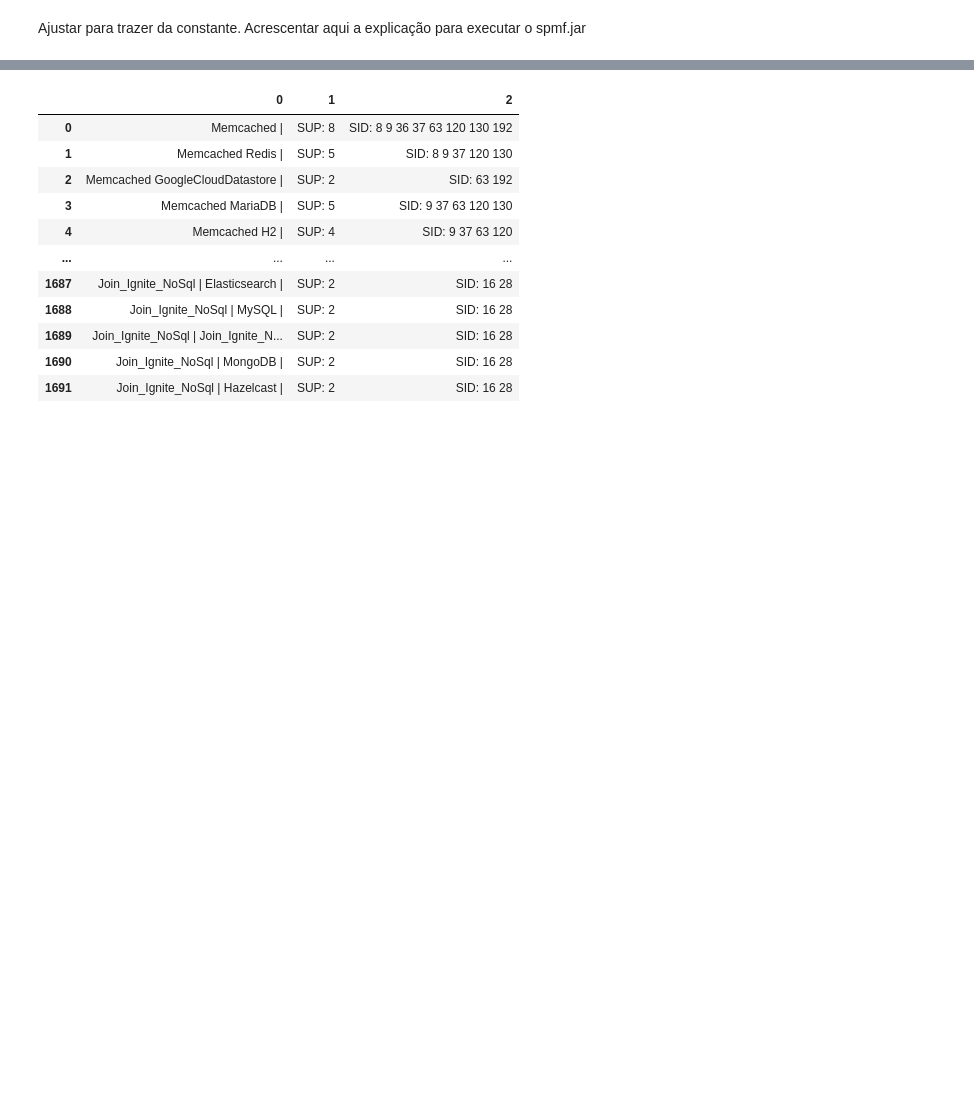
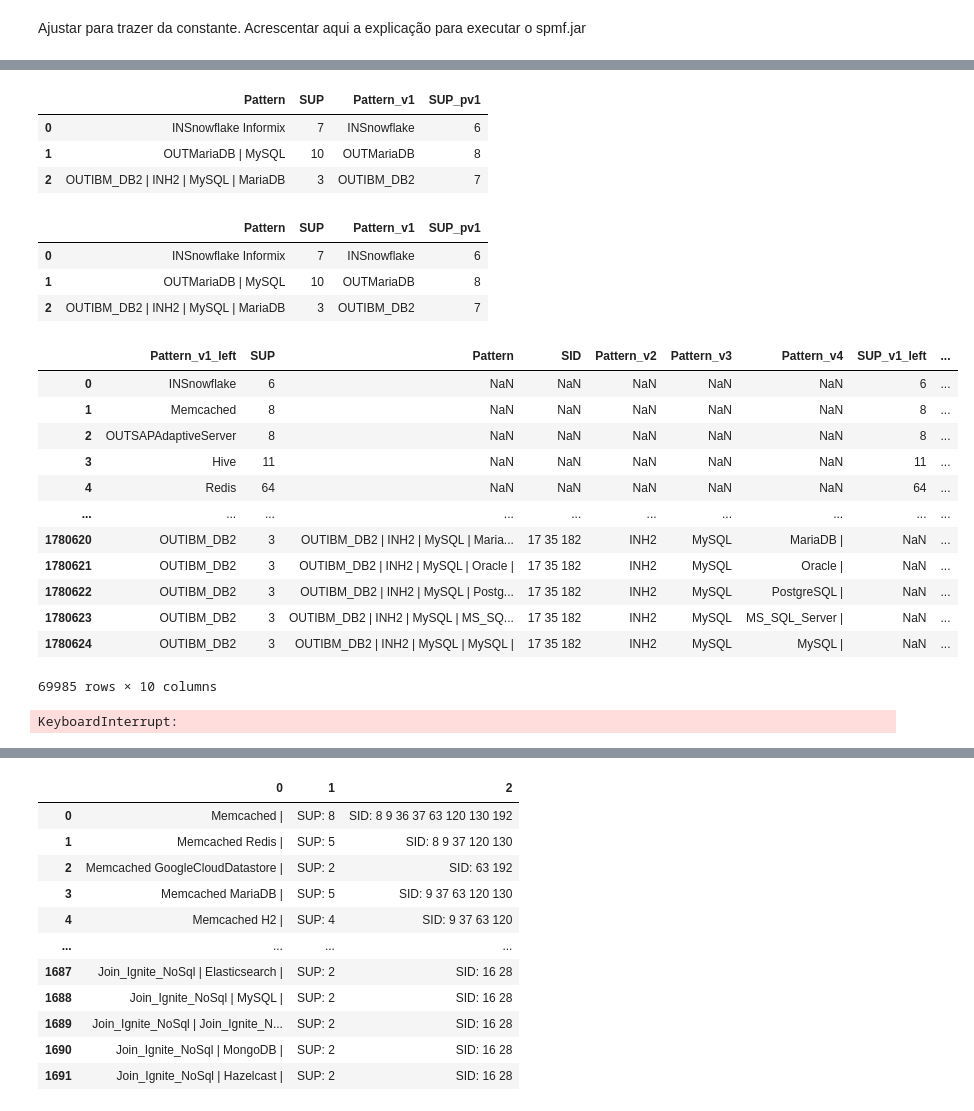
Before and after one commit to gems-uff/db-mining, a Jupyter notebook: src/results_seqpatterns.ipynb, the cells around one changed output, grey strips where cells are left out. Cells and saved outputs as stored; diff of their text form; code cells hidden in the pictures; blank space fills up the shorter version.

```diff
--- a/src/results_seqpatterns.ipynb
+++ b/src/results_seqpatterns.ipynb
@@ -15,0 +362,6 @@ Ajustar para trazer da constante. Acrescentar aqui a explicação para executar
+# %%
+df1['SUP_pv1'] = ''
+for index, row in df1.iterrows():
+    for j, rowj in df2.iterrows():
+        if row['Pattern_v1'] == rowj['Pattern_v1']:
+            df1.loc[index,'SUP_pv1'] =  df2.loc[j,'SUP_v1']
@@ -15,0 +384,8 @@ Ajustar para trazer da constante. Acrescentar aqui a explicação para executar
+# %%
+#print(type(df5['SUP_v1']))
+#print(type(int(df4['SUP_pv1'])))
+#df4['SUP_pv1'] = df4['SUP_pv1'].astype(float).astype(int)
+#df5['SUP_v1'] = df5['SUP_v1'].astype(float).astype(int)
+#(float).astype(int)
+df5['SUP_v1'] = df5['SUP_v1'].astype('int64')
+df4['SUP_pv1'] = df4['SUP_pv1'].astype('int64')
@@ -15,0 +491,42 @@ Ajustar para trazer da constante. Acrescentar aqui a explicação para executar
+# %%
+df1
+# %% [output]
+|  | Pattern | SUP | Pattern_v1 | SUP_pv1 |
+| 0 | INSnowflake Informix | 7 | INSnowflake | 6 |
+| 1 | OUTMariaDB | MySQL | 10 | OUTMariaDB | 8 |
+| 2 | OUTIBM_DB2 | INH2 | MySQL | MariaDB | 3 | OUTIBM_DB2 | 7 |
+# %%
+#df4['SUP_pv1'] = 'NaN'
+for index, row in df1.iterrows():
+    for j, rowj in df3.iterrows():
+        #print(index,row,j, rowj,row['Pattern_v1'],rowj['Pattern_v1'])
+        if row['Pattern_v1'] == rowj['Pattern_v1']:
+            df1.loc[index,'SUP_pv1'] =  df3.loc[j,'SUP_v1']
+df1
+# %% [output]
+|  | Pattern | SUP | Pattern_v1 | SUP_pv1 |
+| 0 | INSnowflake Informix | 7 | INSnowflake | 6 |
+| 1 | OUTMariaDB | MySQL | 10 | OUTMariaDB | 8 |
+| 2 | OUTIBM_DB2 | INH2 | MySQL | MariaDB | 3 | OUTIBM_DB2 | 7 |
+# %%
+df5 = df4.join(df3, lsuffix='_left', rsuffix='_right')
+df5
+# %% [output]
+|  | Pattern_v1_left | SUP | Pattern | SID | Pattern_v2 | Pattern_v3 | Pattern_v4 | SUP_v1_left | ... |
+| 0 | INSnowflake | 6 | NaN | NaN | NaN | NaN | NaN | 6 | ... |
+| 1 | Memcached | 8 | NaN | NaN | NaN | NaN | NaN | 8 | ... |
+| 2 | OUTSAPAdaptiveServer | 8 | NaN | NaN | NaN | NaN | NaN | 8 | ... |
+| 3 | Hive | 11 | NaN | NaN | NaN | NaN | NaN | 11 | ... |
+| 4 | Redis | 64 | NaN | NaN | NaN | NaN | NaN | 64 | ... |
+| ... | ... | ... | ... | ... | ... | ... | ... | ... | ... |
+| 1780620 | OUTIBM_DB2 | 3 | OUTIBM_DB2 | INH2 | MySQL | Maria... | 17 35 182 | INH2 | MySQL | MariaDB | | NaN | ... |
+| 1780621 | OUTIBM_DB2 | 3 | OUTIBM_DB2 | INH2 | MySQL | Oracle | | 17 35 182 | INH2 | MySQL | Oracle | | NaN | ... |
+| 1780622 | OUTIBM_DB2 | 3 | OUTIBM_DB2 | INH2 | MySQL | Postg... | 17 35 182 | INH2 | MySQL | PostgreSQL | | NaN | ... |
+| 1780623 | OUTIBM_DB2 | 3 | OUTIBM_DB2 | INH2 | MySQL | MS_SQ... | 17 35 182 | INH2 | MySQL | MS_SQL_Server | | NaN | ... |
+| 1780624 | OUTIBM_DB2 | 3 | OUTIBM_DB2 | INH2 | MySQL | MySQL | | 17 35 182 | INH2 | MySQL | MySQL | | NaN | ... |
+69985 rows × 10 columns
+# %%
+df4.to_excel("patterns_join.xlsx", index=True)
+df4
+# %% [output]
+KeyboardInterrupt:
```
Also changed, not shown: parts of 49 cells of this notebook, 2 other files.
